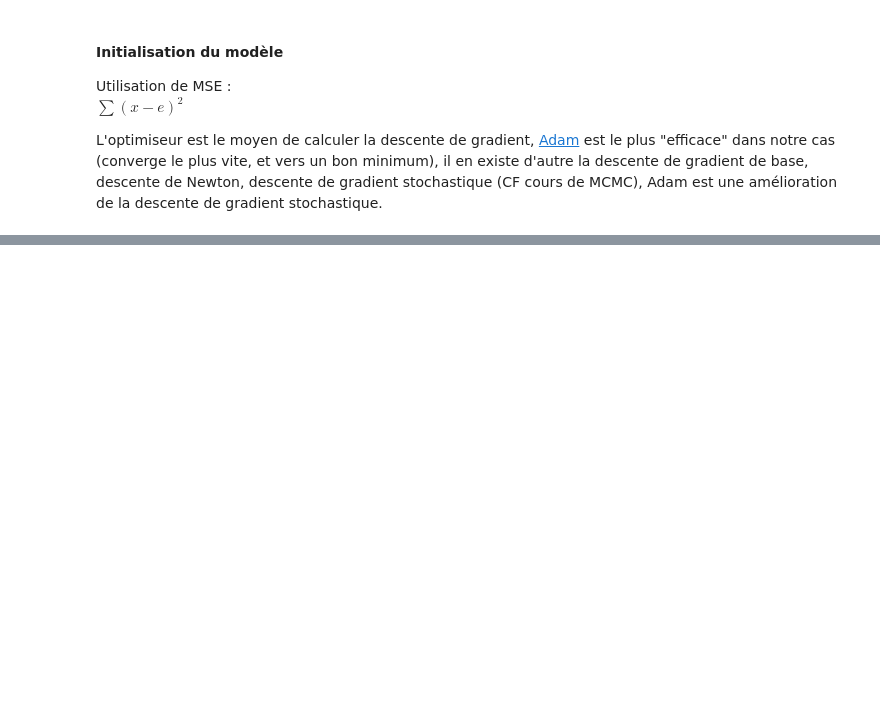
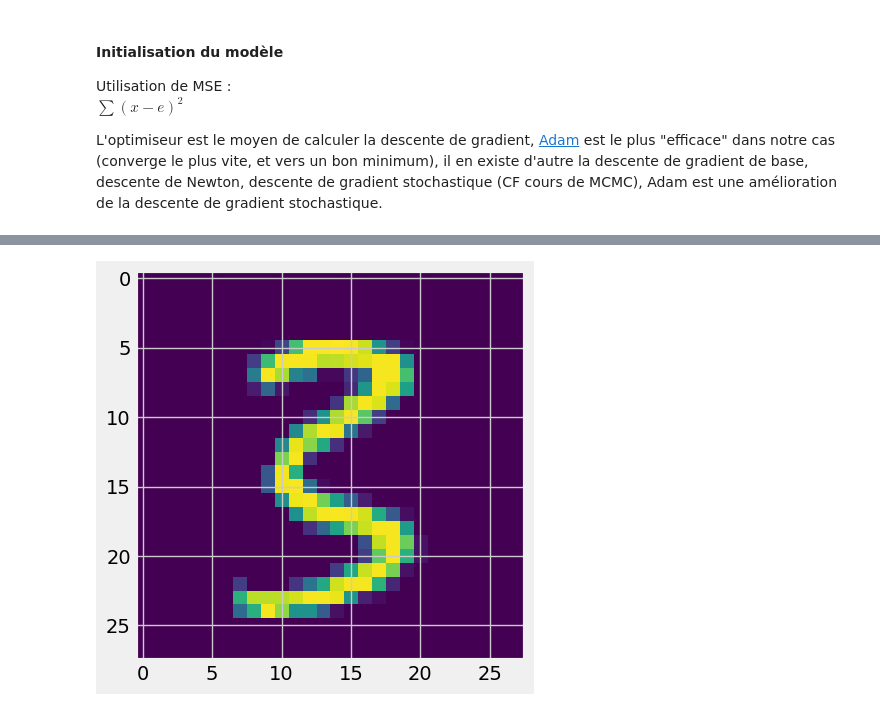
Before and after one commit to PommeDev/Detection-d-anomalies, a Jupyter notebook: AutoEncodeur_notebook.ipynb, the cells around one changed output, grey strips where cells are left out. Cells and saved outputs as stored; diff of their text form; code cells hidden in the pictures; blank space fills up the shorter version.

```diff
--- a/AutoEncodeur_notebook.ipynb
+++ b/AutoEncodeur_notebook.ipynb
@@ -229,11 +232,9 @@ Error:
 # %%
 #pour afficher les 2 premiere image, à gauche c'elle donnée initialement, à droite c'elle généré par le réseau.
 for i, item in enumerate(image):
 
   # Reshape the array for plotting
   item = item.reshape(-1, 28, 28)
   plt.imshow(item[0])
-
-for i, item in enumerate(reconstructed):
-  item = item.reshape(-1, 28, 28)
-  plt.imshow(item[0])
+# %% [output]
+[figure, added]
```
Also changed, not shown: parts of 8 cells of this notebook, 1 other file.
